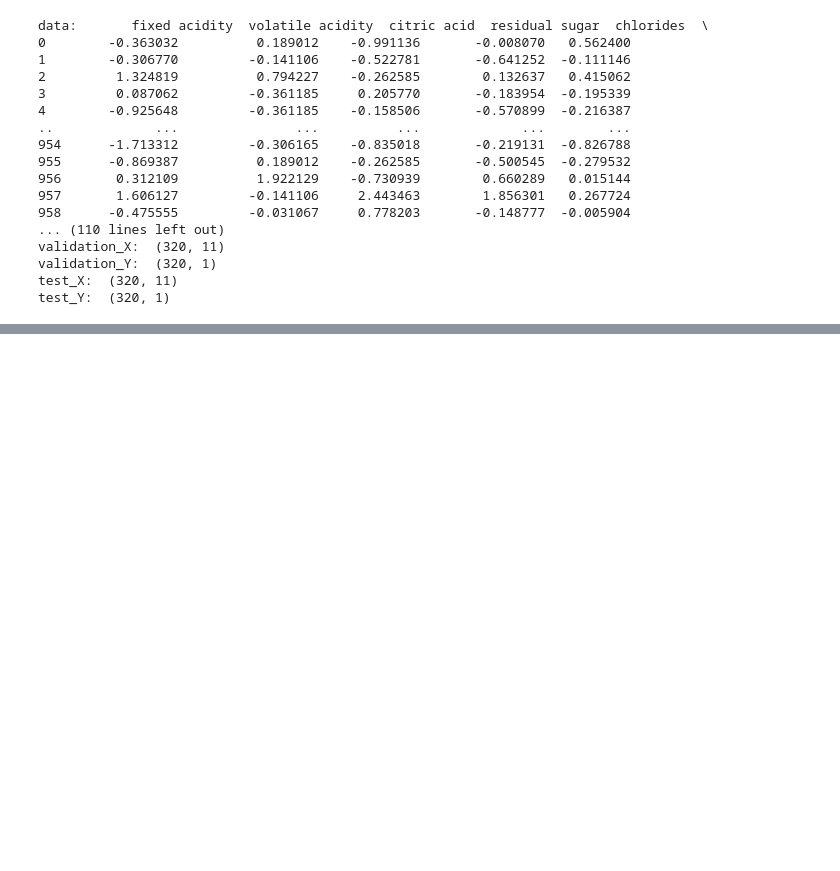
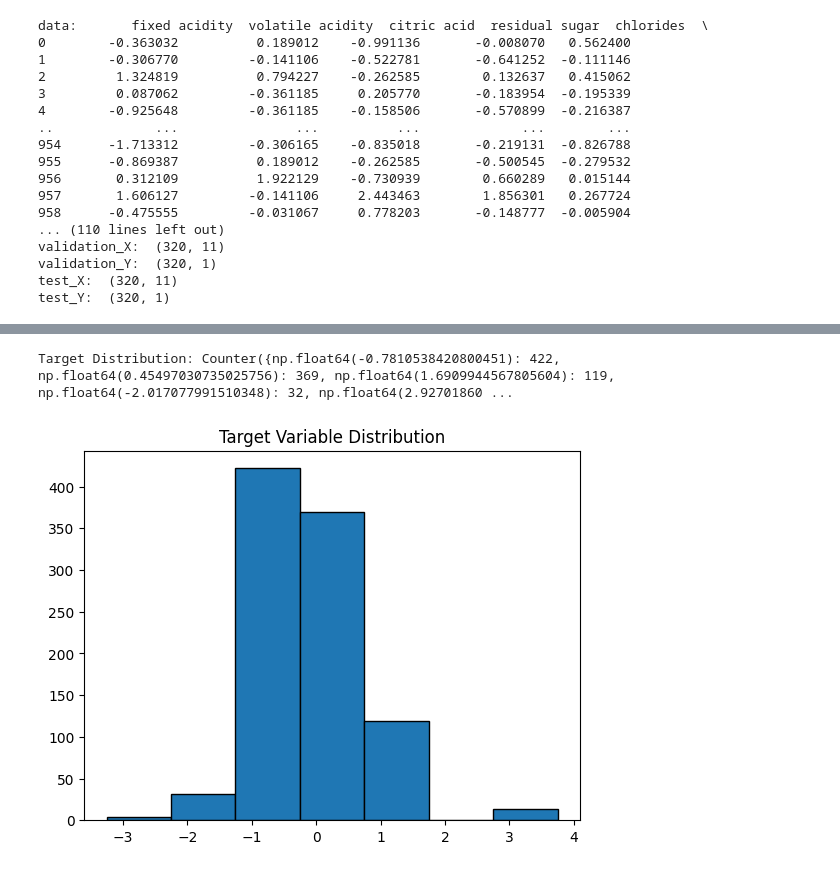
Before and after one commit to MichelaFaella/cm_svr_project, a Jupyter notebook: dataset.ipynb, the cells around one changed output, grey strips where cells are left out. Saved outputs shown, nothing was run; the diff lists cells and outputs as text; code cells hidden in the pictures; blank space fills up the shorter version.

```diff
--- a/dataset.ipynb
+++ b/dataset.ipynb
@@ -61,0 +135,10 @@ test_Y:  (320, 1)
+# %%
+from collections import Counter
+
+print("Target Distribution:", Counter(train_Y.flatten()))
+plt.hist(train_Y, bins=np.arange(train_Y.min(), train_Y.max() + 1, 1), edgecolor="black")
+plt.title("Target Variable Distribution")
+plt.show()
+# %% [output]
+Target Distribution: Counter({np.float64(-0.7810538420800451): 422, np.float64(0.45497030735025756): 369, np.float64(1.6909944567805604): 119, np.float64(-2.017077991510348): 32, np.float64(2.92701860 ...
+[figure, added]
```
Also changed, not shown: parts of 6 cells of this notebook, 1 other file.
